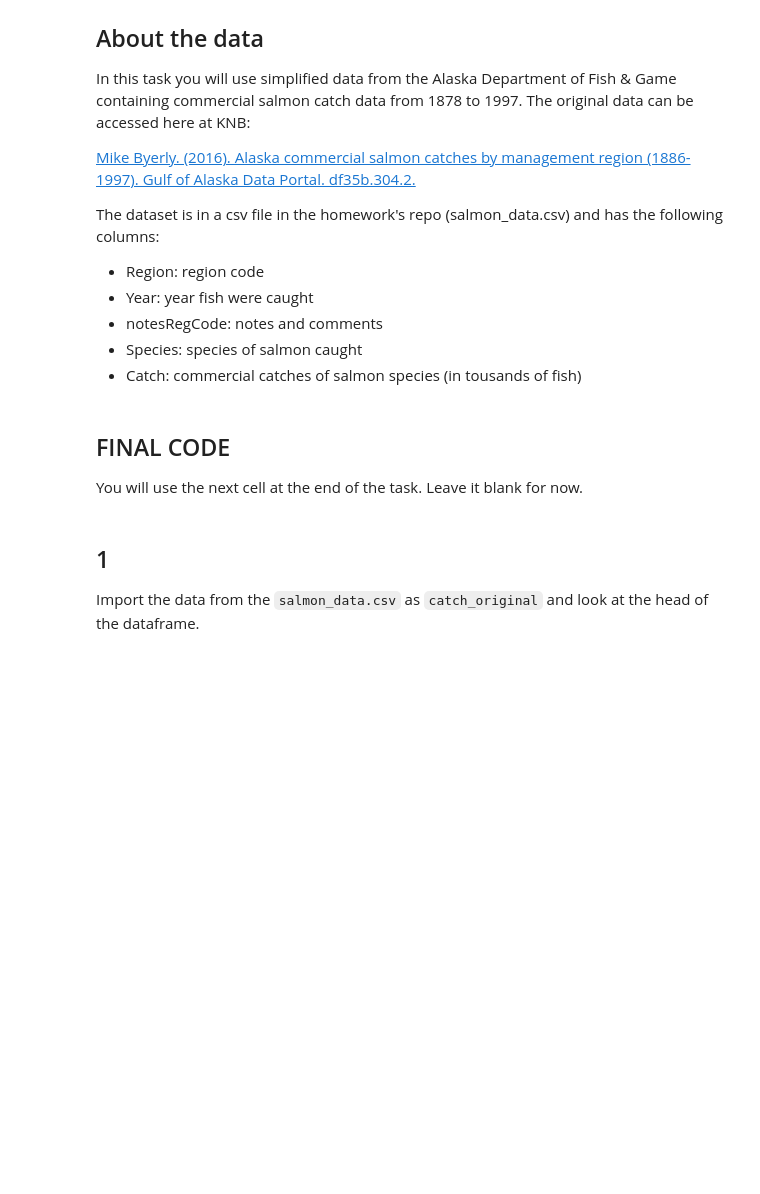
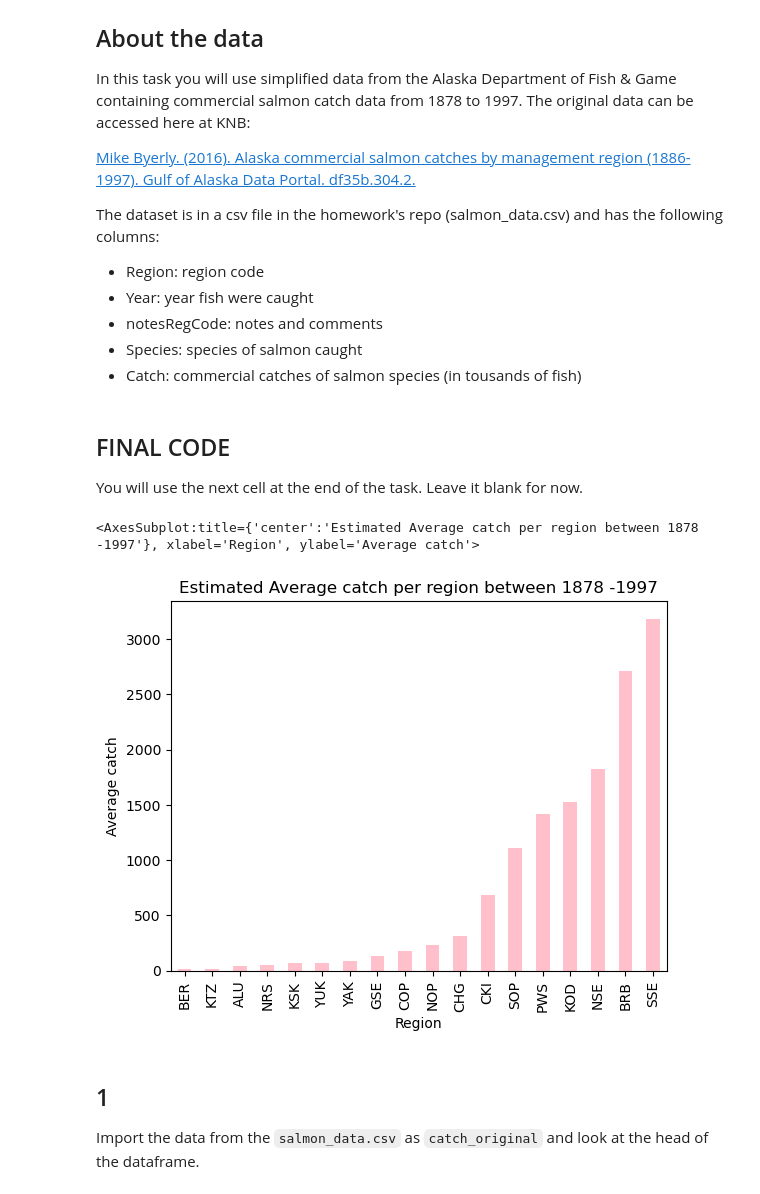
Before and after one commit to dianaxnav/eds220-hwk-2, a Jupyter notebook: hwk2-task3-salmon.ipynb, the cells around one changed output. Drawn from its saved outputs; the diff is of its cells as text; code cells hidden in the pictures; blank space fills up the shorter version.

```diff
--- a/hwk2-task3-salmon.ipynb
+++ b/hwk2-task3-salmon.ipynb
@@ -39,3 +37,35 @@ You will use the next cell at the end of the task. Leave it blank for now.
+# %%
+### ===== FINAL CODE =====
+
+#import the relevant libraries
+import pandas as pd
+
+#call the data that is already in the repo
+catch_original = pd.read_csv('salmon_data.csv')
+
+#update the dataframe using drop so it doesn't have the notesRegCode column
+catch_original.drop(columns = ['notesRegCode'], inplace = True)
+
+#lets update the value to 1 using at method
+catch_original.at[400, 'Catch'] = 1
+
+#lets try updating the col again using same astype method
+catch_original['Catch'] = catch_original.Catch.astype('int64')
+
+#use the mean function to find the mean catch per region
+average_catch = catch_original.groupby('Region').mean()
+
+# solve exercise here
+average_catch.sort_values('Catch', inplace = True)
+
+average_catch.Catch.plot(kind = 'bar',
+                        xlabel = 'Region',
+                        ylabel = 'Average catch',
+                        title = 'Estimated Average catch per region between 1878 -1997',
+                        color = 'pink')
+# %% [output]
+<AxesSubplot:title={'center':'Estimated Average catch per region between 1878 -1997'}, xlabel='Region', ylabel='Average catch'>
+[figure, added]
 # %% [markdown]
 ## 1
 
```
Also changed, not shown: parts of 4 cells of this notebook, 1 other file.
